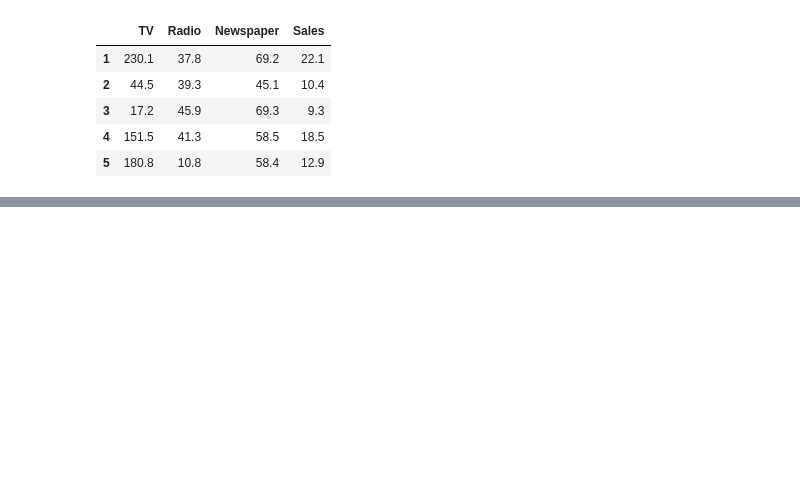
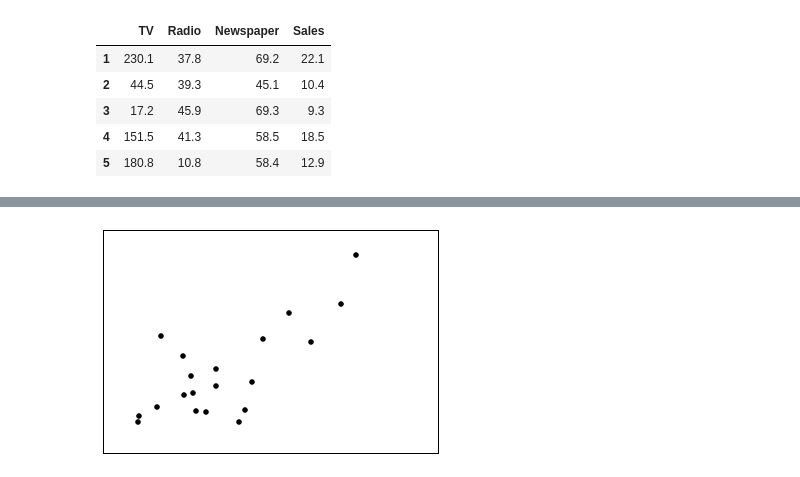
Before and after one commit to danilons/ml-course, a Jupyter notebook: class2.ipynb, the cells around one changed output, grey strips where cells are left out. Drawn from its saved outputs; the diff is of its cells as text; code cells hidden in the pictures; blank space fills up the shorter version.

```diff
--- a/class2.ipynb
+++ b/class2.ipynb
@@ -25,0 +35,21 @@ data.plot(kind='scatter', x='Newspaper', y='Sales', ax=axs[2])
+# %%
+from sklearn import datasets
+
+# Load the diabetes dataset
+# Use only one feature
+diabetes_X = diabetes.data[:, np.newaxis, 2]
+
+# Split the data into training/testing sets
+diabetes_X_train = diabetes_X[:-20]
+diabetes_X_test = diabetes_X[-20:]
+
+# Split the targets into training/testing sets
+diabetes_y_train = diabetes.target[:-20]
+diabetes_y_test = diabetes.target[-20:]
+
+plt.scatter(diabetes_X_test, diabetes_y_test,  color='black')
+plt.xticks(())
+plt.yticks(())
+plt.show()
+# %% [output]
+[figure, added]
```
Also changed, not shown: parts of 31 cells of this notebook, 1 other file.
